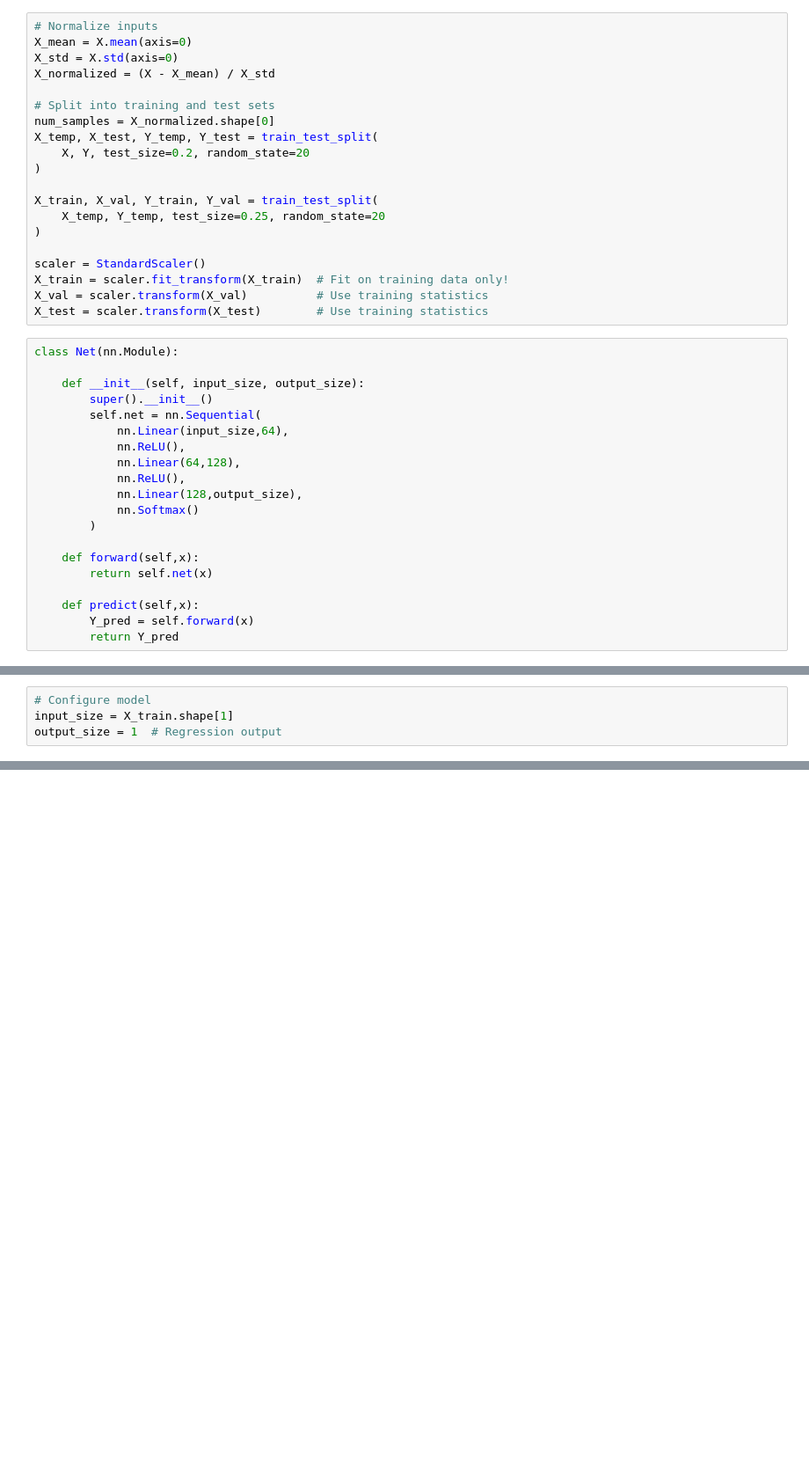
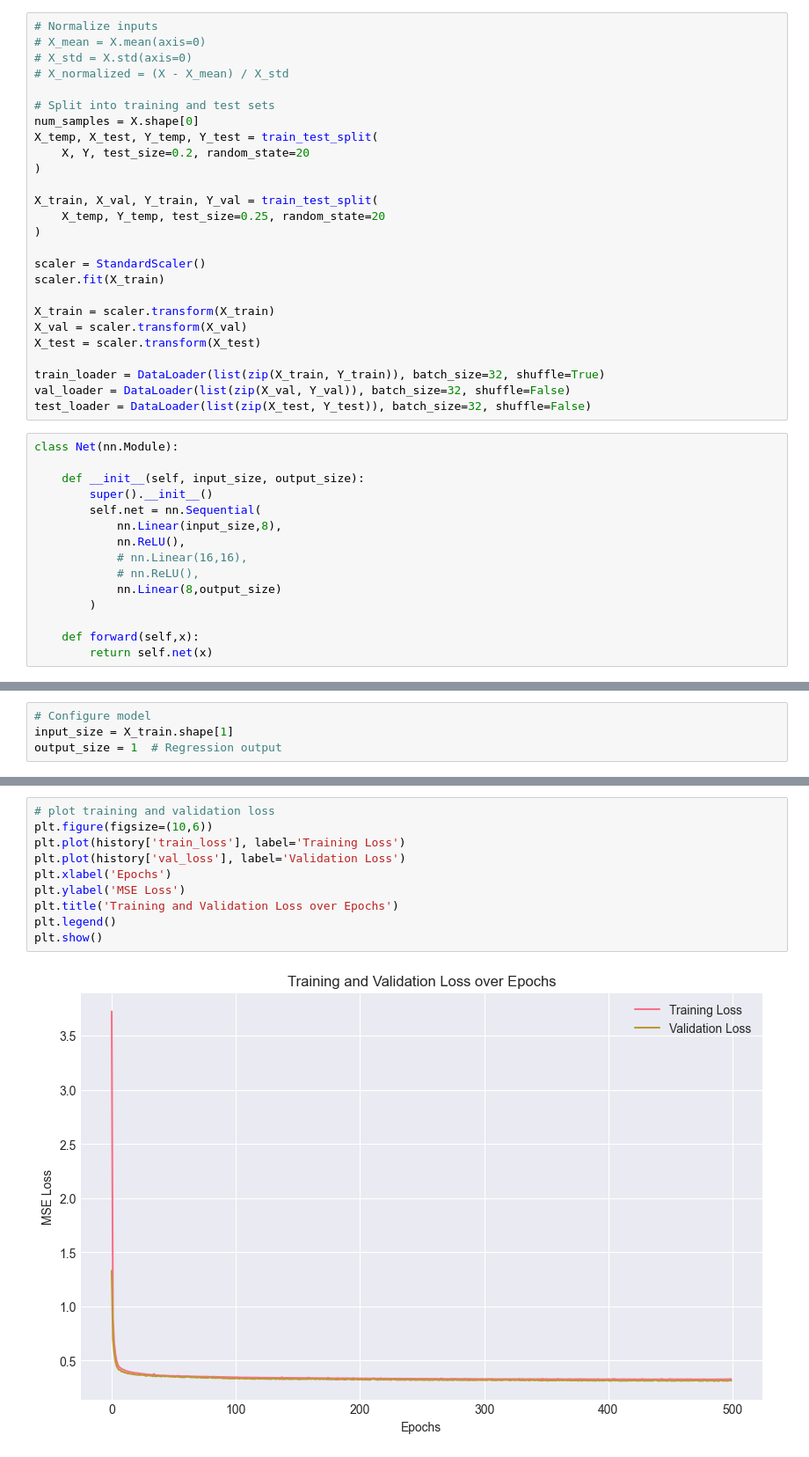
Before and after one commit to DanielHBreger/university-notes, a Jupyter notebook: Semester 5/Machine Learning/HW/HW1/q4.ipynb, the cells around one changed output, grey strips where cells are left out. Shown at 88% size. Drawn from its saved outputs; the diff is of its cells as text; blank space fills up the shorter version.

```diff
--- a/Semester 5/Machine Learning/HW/HW1/q4.ipynb
+++ b/Semester 5/Machine Learning/HW/HW1/q4.ipynb
@@ -41,12 +63,12 @@ training_portion, validation_portion, test_portion = data_portions
 validation_portion = validation_portion / (validation_portion+training_portion)
 # %%
 # Normalize inputs
-X_mean = X.mean(axis=0)
-X_std = X.std(axis=0)
-X_normalized = (X - X_mean) / X_std
+# X_mean = X.mean(axis=0)
+# X_std = X.std(axis=0)
+# X_normalized = (X - X_mean) / X_std
 
 # Split into training and test sets
-num_samples = X_normalized.shape[0]
+num_samples = X.shape[0]
 X_temp, X_test, Y_temp, Y_test = train_test_split(
     X, Y, test_size=0.2, random_state=20
 )
@@ -56,27 +78,28 @@ X_train, X_val, Y_train, Y_val = train_test_split(
 )
 
 scaler = StandardScaler()
-X_train = scaler.fit_transform(X_train)  # Fit on training data only!
-X_val = scaler.transform(X_val)          # Use training statistics
-X_test = scaler.transform(X_test)        # Use training statistics
+scaler.fit(X_train)
+
+X_train = scaler.transform(X_train)
+X_val = scaler.transform(X_val)
+X_test = scaler.transform(X_test)
+
+train_loader = DataLoader(list(zip(X_train, Y_train)), batch_size=32, shuffle=True)
+val_loader = DataLoader(list(zip(X_val, Y_val)), batch_size=32, shuffle=False)
+test_loader = DataLoader(list(zip(X_test, Y_test)), batch_size=32, shuffle=False)
 # %%
 class Net(nn.Module):
 
     def __init__(self, input_size, output_size):
         super().__init__()
         self.net = nn.Sequential(
-            nn.Linear(input_size,64),
+            nn.Linear(input_size,8),
             nn.ReLU(),
-            nn.Linear(64,128),
-            nn.ReLU(),
-            nn.Linear(128,output_size),
-            nn.Softmax()
+            # nn.Linear(16,16),
+            # nn.ReLU(),
+            nn.Linear(8,output_size)
         )
 
     def forward(self,x):
         return self.net(x)
-
-    def predict(self,x):
-        Y_pred = self.forward(x)
-        return Y_pred
 # %%
@@ -194,0 +179,12 @@ KeyboardInterrupt:
+# %%
+# plot training and validation loss
+plt.figure(figsize=(10,6))
+plt.plot(history['train_loss'], label='Training Loss')
+plt.plot(history['val_loss'], label='Validation Loss')
+plt.xlabel('Epochs')
+plt.ylabel('MSE Loss')
+plt.title('Training and Validation Loss over Epochs')
+plt.legend()
+plt.show()
+# %% [output]
+[figure, added]
```
Also changed, not shown: parts of 8 cells of this notebook.
